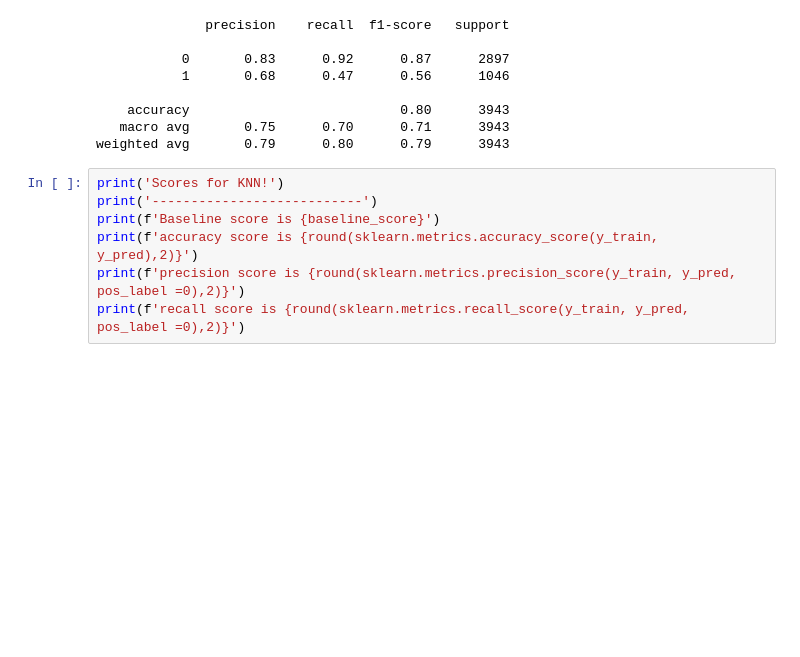
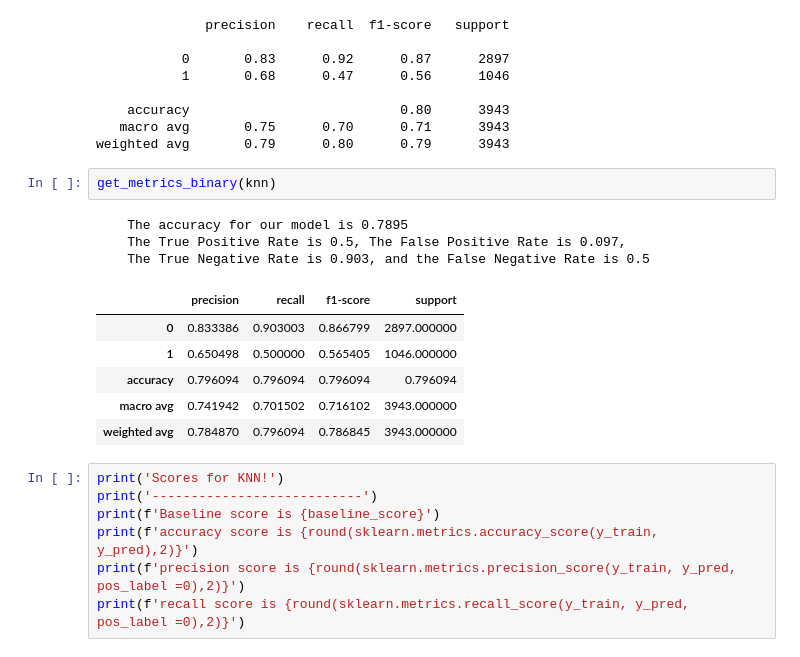
Before and after one commit to annah-vu/classification_project, a Jupyter notebook: telco_churn_final.ipynb, the cells around one changed output. Drawn from its saved outputs; the diff is of its cells as text; blank space fills up the shorter version.

```diff
--- a/telco_churn_final.ipynb
+++ b/telco_churn_final.ipynb
@@ -608,6 +628,18 @@ print(classification_report(y_train, y_pred))
     accuracy                           0.80      3943
    macro avg       0.75      0.70      0.71      3943
 weighted avg       0.79      0.80      0.79      3943
+# %%
+get_metrics_binary(knn)
+# %% [output]
+    The accuracy for our model is 0.7895
+    The True Positive Rate is 0.5, The False Positive Rate is 0.097,
+    The True Negative Rate is 0.903, and the False Negative Rate is 0.5
+|  | precision | recall | f1-score | support |
+| 0 | 0.833386 | 0.903003 | 0.866799 | 2897.000000 |
+| 1 | 0.650498 | 0.500000 | 0.565405 | 1046.000000 |
+| accuracy | 0.796094 | 0.796094 | 0.796094 | 0.796094 |
+| macro avg | 0.741942 | 0.701502 | 0.716102 | 3943.000000 |
+| weighted avg | 0.784870 | 0.796094 | 0.786845 | 3943.000000 |
 # %%
 print('Scores for KNN!')
 print('---------------------------')
```
Also changed, not shown: parts of 15 cells of this notebook.
